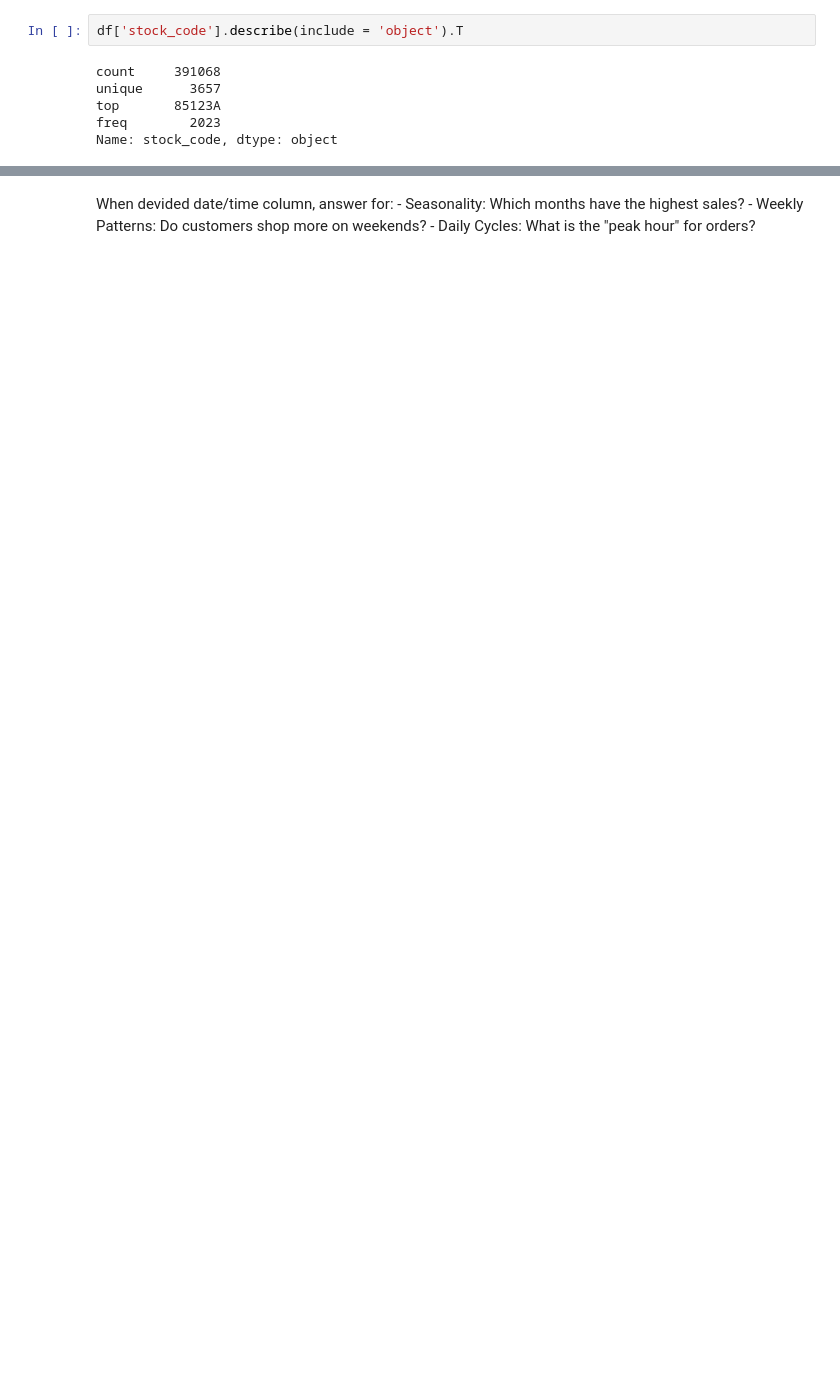
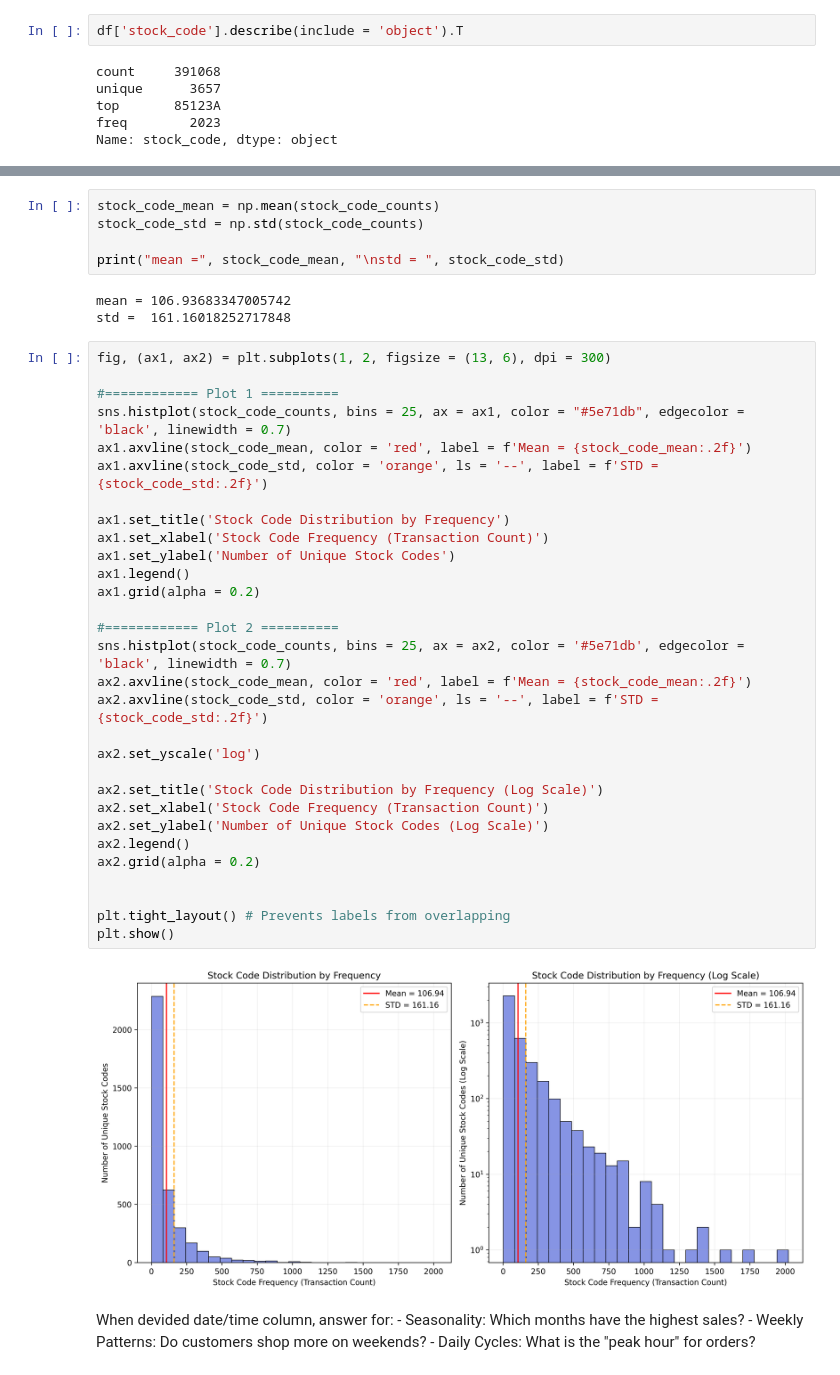
Before and after one commit to RV01011001/project_1-customer-segmentation, a Jupyter notebook: notebooks/03_exploratory_data_analysis.ipynb, the cells around one changed output, grey strips where cells are left out. Saved outputs shown, nothing was run; the diff lists cells and outputs as text; blank space fills up the shorter version.

```diff
--- a/notebooks/03_exploratory_data_analysis.ipynb
+++ b/notebooks/03_exploratory_data_analysis.ipynb
@@ -439,3 +436,43 @@ ax.set_yscale('log')
+# %%
+stock_code_mean = np.mean(stock_code_counts)
+stock_code_std = np.std(stock_code_counts)
+
+print("mean =", stock_code_mean, "\nstd = ", stock_code_std)
+# %% [output]
+mean = 106.93683347005742
+std =  161.16018252717848
+# %%
+fig, (ax1, ax2) = plt.subplots(1, 2, figsize = (13, 6), dpi = 300)
+
+#============ Plot 1 ==========
+sns.histplot(stock_code_counts, bins = 25, ax = ax1, color = "#5e71db", edgecolor = 'black', linewidth = 0.7)
+ax1.axvline(stock_code_mean, color = 'red', label = f'Mean = {stock_code_mean:.2f}')
+ax1.axvline(stock_code_std, color = 'orange', ls = '--', label = f'STD = {stock_code_std:.2f}')
+
+ax1.set_title('Stock Code Distribution by Frequency')
+ax1.set_xlabel('Stock Code Frequency (Transaction Count)')
+ax1.set_ylabel('Number of Unique Stock Codes')
+ax1.legend()
+ax1.grid(alpha = 0.2)
+
+#============ Plot 2 ==========
+sns.histplot(stock_code_counts, bins = 25, ax = ax2, color = '#5e71db', edgecolor = 'black', linewidth = 0.7)
+ax2.axvline(stock_code_mean, color = 'red', label = f'Mean = {stock_code_mean:.2f}')
+ax2.axvline(stock_code_std, color = 'orange', ls = '--', label = f'STD = {stock_code_std:.2f}')
+
+ax2.set_yscale('log')
+
+ax2.set_title('Stock Code Distribution by Frequency (Log Scale)')
+ax2.set_xlabel('Stock Code Frequency (Transaction Count)')
+ax2.set_ylabel('Number of Unique Stock Codes (Log Scale)')
+ax2.legend()
+ax2.grid(alpha = 0.2)
+
+
+plt.tight_layout() # Prevents labels from overlapping
+plt.show()
+# %% [output]
+[figure, added]
 # %% [markdown]
 When devided date/time column, answer for:
     - Seasonality: Which months have the highest sales?
```
Also changed, not shown: parts of 8 cells of this notebook.
